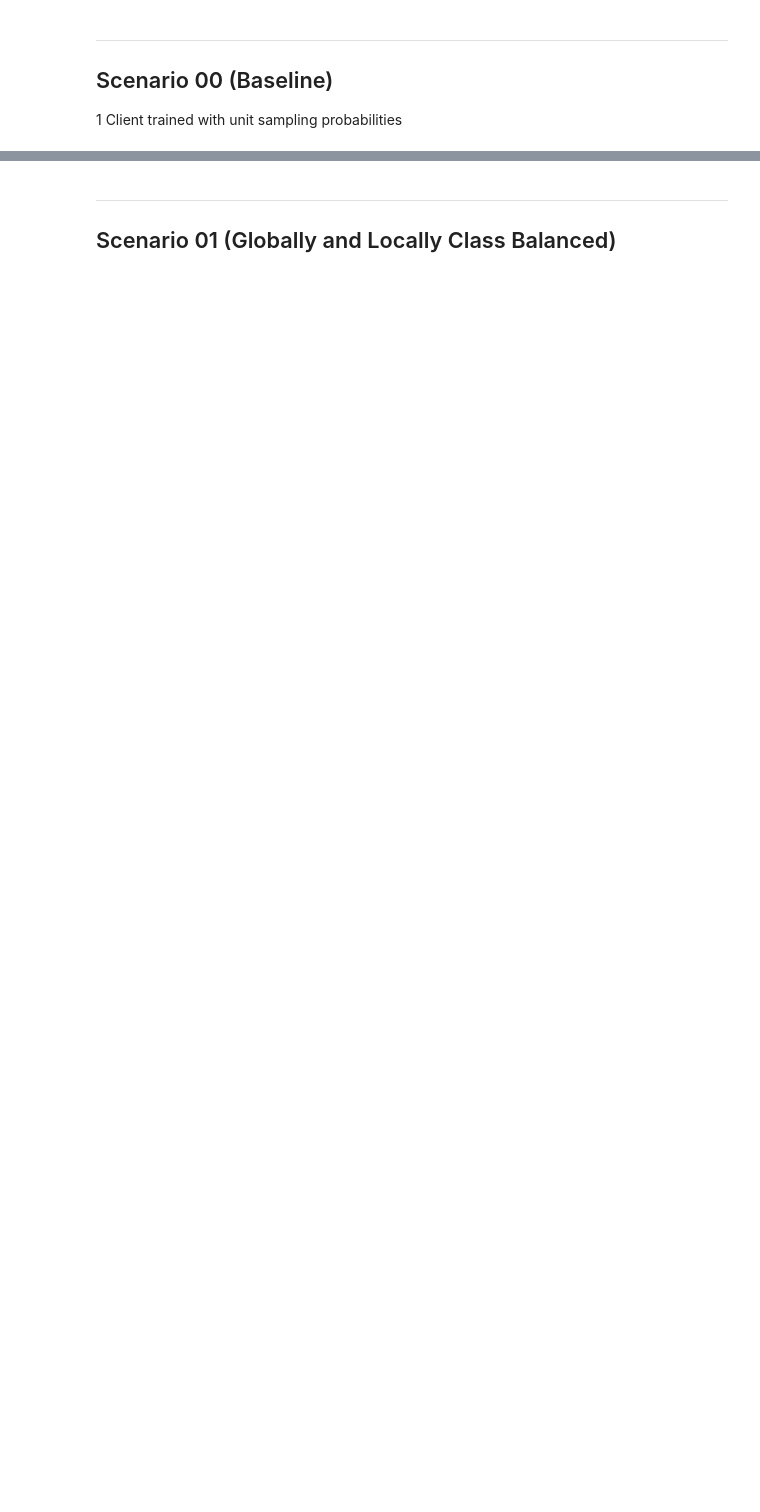
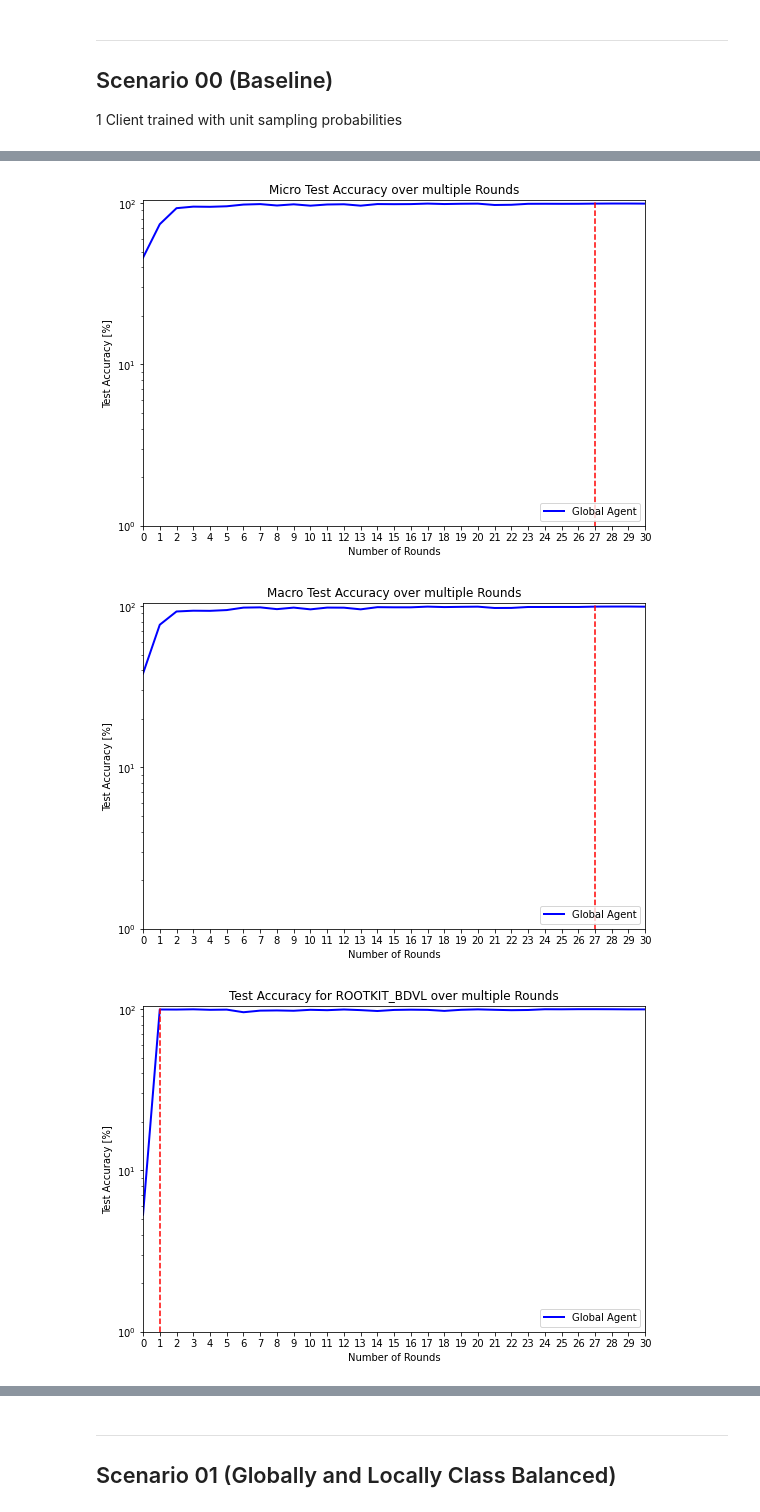
Before and after one commit to jan-kreischer/FedRL-for-IoT-Security, a Jupyter notebook: prototype-2_experiment-1.ipynb, the cells around one changed output, grey strips where cells are left out. Saved outputs shown, nothing was run; the diff lists cells and outputs as text; code cells hidden in the pictures; blank space fills up the shorter version.

```diff
--- a/prototype-2_experiment-1.ipynb
+++ b/prototype-2_experiment-1.ipynb
@@ -106,0 +124,6 @@ e1v0.show_experiment_graphs(y_threshold=98, show_individual_clients=False)
+# %%
+p2e1v0.show_experiment_graphs(y_threshold=99, show_individual_clients=False, y_log_scale=True)
+# %% [output]
+[figure, added]
+[figure, added]
+[figure, added]
```
Also changed, not shown: parts of 19 cells of this notebook.
